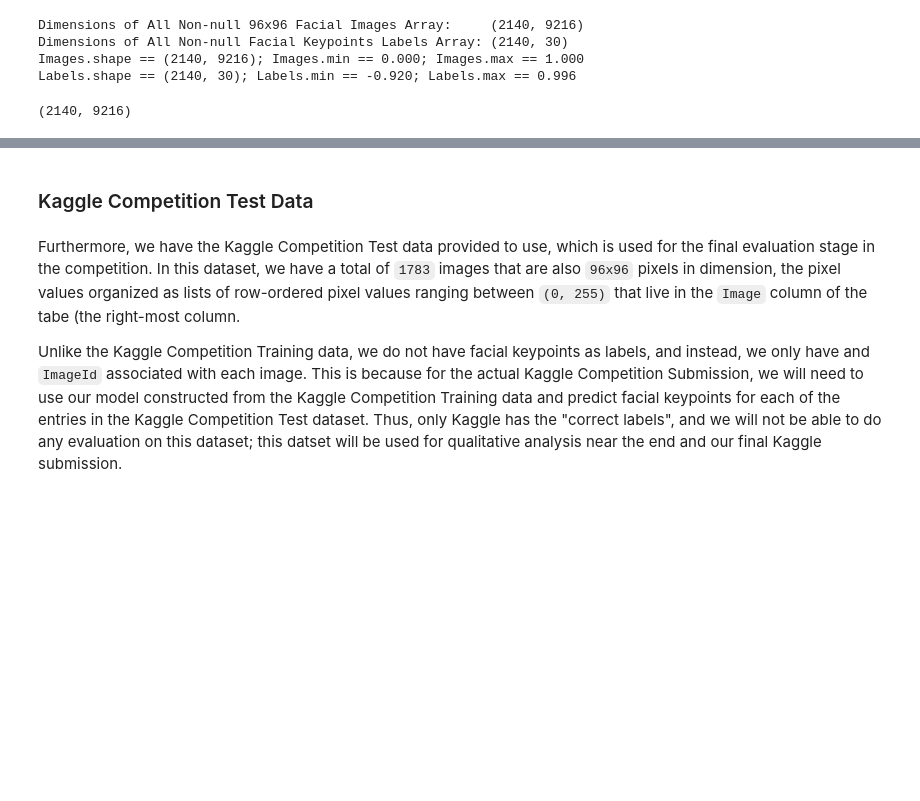
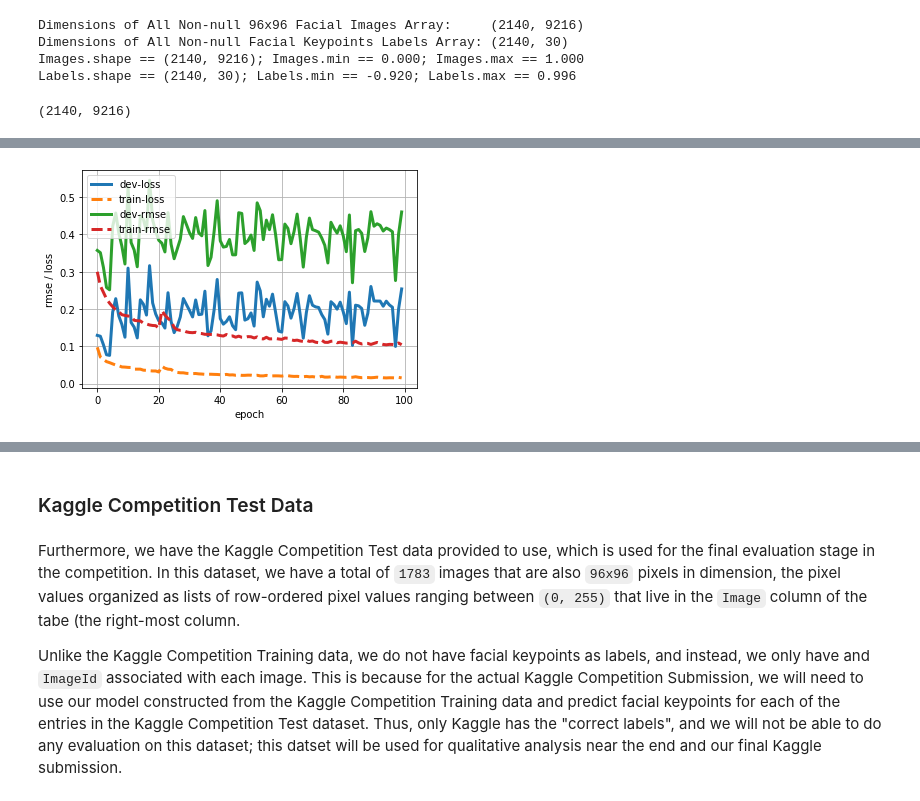
Before and after one commit to iatechicken/kaggle_rnd, a Jupyter notebook: final_project_baseline.ipynb, the cells around one changed output, grey strips where cells are left out. Saved outputs shown, nothing was run; the diff lists cells and outputs as text; code cells hidden in the pictures; blank space fills up the shorter version.

```diff
--- a/final_project_baseline.ipynb
+++ b/final_project_baseline.ipynb
@@ -414,0 +387,20 @@ len(tf.config.experimental.list_physical_devices('GPU'))
+# %%
+# changing image pixel value to be between 0 and 1
+divided_onf_1d = og_n_flip_1d / 255
+# %%
+# changing keypoint coord to be between -1 to 1
+og_n_flip_xy_arr = np.array(og_n_flip_xy)
+divided_onf_xy_arr = (og_n_flip_xy_arr - 96/2) / (96/2)
+# %%
+## From Diana's notebook
+# Creating a baseline model with no convolutions (two-layer NN)
+model_1_1 = Sequential()
+model_1_1.add(Dense(100, input_dim = 9216))
+model_1_1.add(Activation('relu'))
+model_1_1.add(Dense(30))
+
+# Since we're being evaluated with RMSE, use mean_squared_error loss
+sgd = SGD(lr=0.01, momentum=0.9, nesterov=True)
+model_1_1.compile(loss='mean_squared_error', optimizer=sgd, metrics=[rmse])
+
+model_1_1.summary()
@@ -414,0 +422,3 @@ len(tf.config.experimental.list_physical_devices('GPU'))
+# %%
+# 11/30 running the same model with original + flipped images and keypoints
+hist_1_2 = model_1_1.fit(divided_onf_1d, divided_onf_xy_arr, epochs=100, validation_split=0.1)#,verbose=False)
@@ -414,0 +447,4 @@ len(tf.config.experimental.list_physical_devices('GPU'))
+# %%
+PlotModelLoss(hist_1_2.history)
+# %% [output]
+[figure, added]
```
Also changed, not shown: parts of 15 cells of this notebook.
